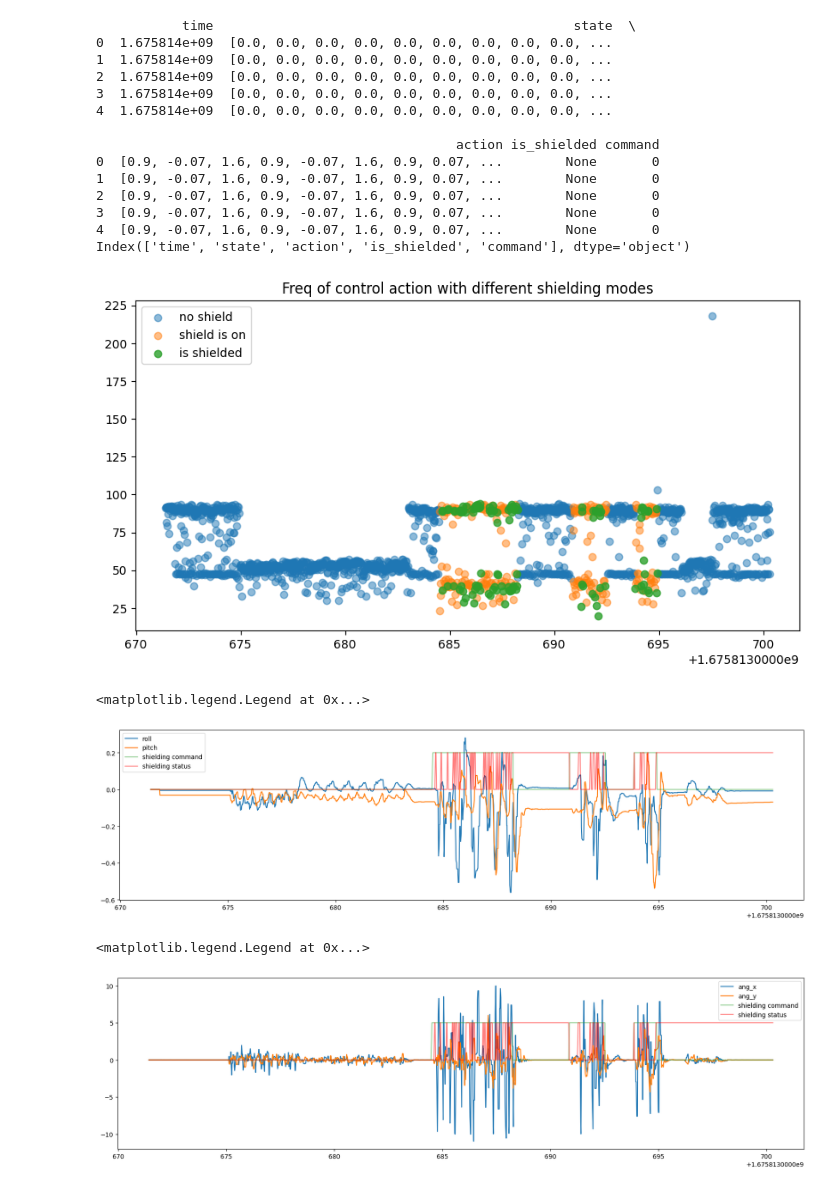
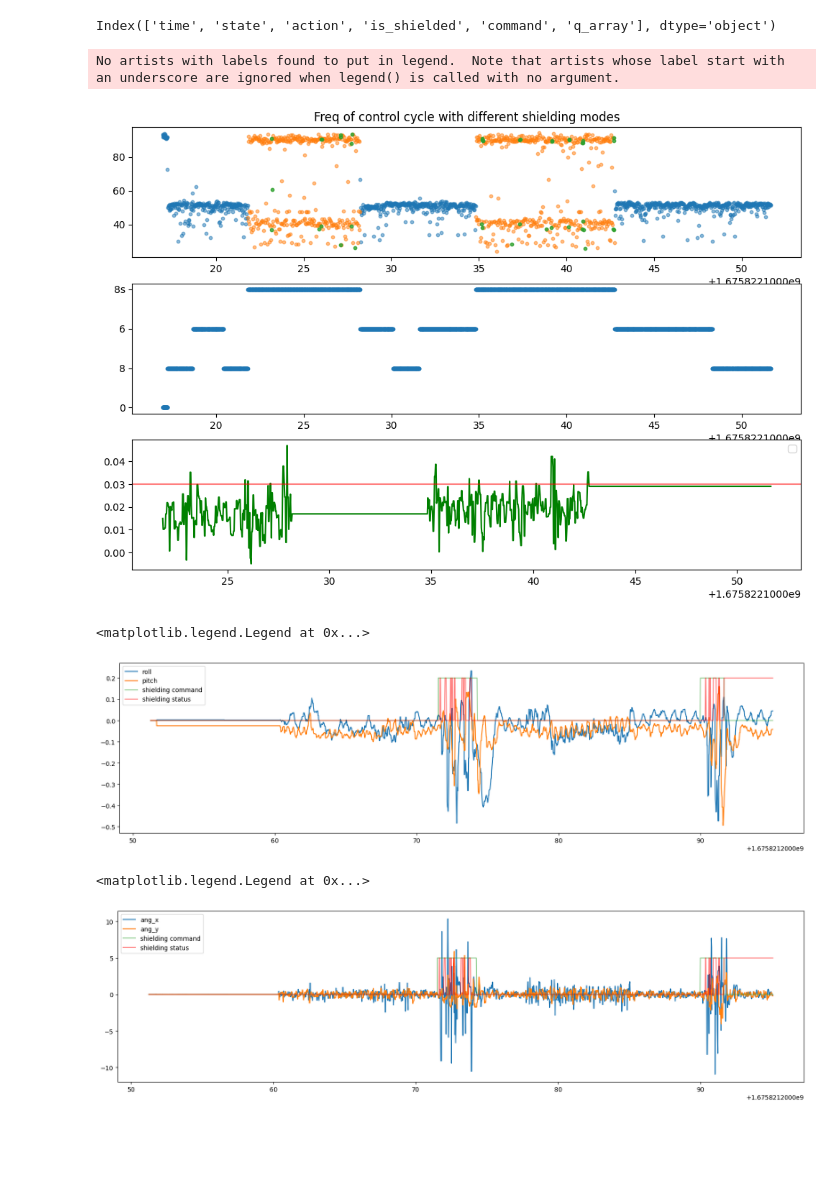
Before and after one commit to SafeRoboticsLab/GhostSDK, a Jupyter notebook: SDK/mblink/data_analysis.ipynb, the cells around one changed output. Drawn from its saved outputs; the diff is of its cells as text; code cells hidden in the pictures; blank space fills up the shorter version.

Commit message:
add more visualizer to notebook

```diff
--- a/SDK/mblink/data_analysis.ipynb
+++ b/SDK/mblink/data_analysis.ipynb
@@ -4,28 +4,13 @@ import numpy as np
 import pandas as pd
 import pickle
 # %%
-# filename = "data-1675811623-0.02"
-filename = "data-1675813703-0.02"
-# pd.DataFrame(pd.read_pickle("{}.pkl".format(filename))).to_csv("{}.csv".format(filename), index=False)
-df = pd.DataFrame(pd.read_pickle("{}.pkl".format(filename)))
+filename = "data-20230207210817-0.03.pkl"
+# pd.DataFrame(pd.read_pickle(filename)).to_csv("{}.csv".format(filename), index=False)
+df = pd.DataFrame(pd.read_pickle(filename))
 # %%
-print(df.head())
 print(df.columns)
 # %% [output]
-           time                                              state  \
-0  1.675814e+09  [0.0, 0.0, 0.0, 0.0, 0.0, 0.0, 0.0, 0.0, 0.0, ...
-1  1.675814e+09  [0.0, 0.0, 0.0, 0.0, 0.0, 0.0, 0.0, 0.0, 0.0, ...
-2  1.675814e+09  [0.0, 0.0, 0.0, 0.0, 0.0, 0.0, 0.0, 0.0, 0.0, ...
-3  1.675814e+09  [0.0, 0.0, 0.0, 0.0, 0.0, 0.0, 0.0, 0.0, 0.0, ...
-4  1.675814e+09  [0.0, 0.0, 0.0, 0.0, 0.0, 0.0, 0.0, 0.0, 0.0, ...
-
-                                              action is_shielded command
-0  [0.9, -0.07, 1.6, 0.9, -0.07, 1.6, 0.9, 0.07, ...        None       0
-1  [0.9, -0.07, 1.6, 0.9, -0.07, 1.6, 0.9, 0.07, ...        None       0
-2  [0.9, -0.07, 1.6, 0.9, -0.07, 1.6, 0.9, 0.07, ...        None       0
-3  [0.9, -0.07, 1.6, 0.9, -0.07, 1.6, 0.9, 0.07, ...        None       0
-4  [0.9, -0.07, 1.6, 0.9, -0.07, 1.6, 0.9, 0.07, ...        None       0
-Index(['time', 'state', 'action', 'is_shielded', 'command'], dtype='object')
+Index(['time', 'state', 'action', 'is_shielded', 'command', 'q_array'], dtype='object')
 # %%
 time_shield_on = []
 time_is_shielded = []
@@ -47,15 +32,19 @@ for i in range(1, len(df)):
         time_no_shield.append(df.iloc[i]["time"])
         freq_no_shield.append(1.0 / (df.iloc[i]["time"] - df.iloc[i-1]["time"]))
 # %%
-plt.figure(figsize=(10, 5))
-plt.title("Freq of control action with different shielding modes")
-plt.scatter(time_no_shield, freq_no_shield, label="no shield", alpha=0.5)
-plt.scatter(time_shield_on, freq_shield_on, label="shield is on", zorder=5, alpha=0.5)
-plt.scatter(time_is_shielded, freq_is_shielded, label="is shielded", zorder=10, alpha=0.8)
+fig, ax = plt.subplots(3, 1, figsize=(12, 8))
+ax[0].set_title("Freq of control cycle with different shielding modes")
+ax[0].scatter(time_no_shield, freq_no_shield, label="no shield", alpha=0.5, s=10)
+ax[0].scatter(time_shield_on, freq_shield_on, label="shield is on", zorder=5, alpha=0.5, s=10)
+ax[0].scatter(time_is_shielded, freq_is_shielded, label="is shielded", zorder=10, alpha=0.8, s=10)
+ax[1].scatter(df["time"], df["command"], s=10)
+ax[2].plot(df["time"], df["q_array"], color="green")
+ax[2].axhline(0.03, color="red", alpha=0.5)
 plt.legend()
 plt.show()
 # %% [output]
+No artists with labels found to put in legend.  Note that artists whose label start with an underscore are ignored when legend() is called with no argument.
-[figure, old version]
+[figure, new version]
 # %%
 """
 x, y, z,
@@ -71,24 +60,24 @@ shielding_status = np.array([1 if x is True else 0 for x in df["is_shielded"]])
 shielding_command = np.array([1 if x == "8s" else 0 for x in df["command"]])
 # %%
 plt.figure(figsize=(20, 5))
-plt.plot(df["time"].iloc[:1800], state_array[:1800, 6], label="roll")
-plt.plot(df["time"].iloc[:1800], state_array[:1800, 7], label="pitch")
-plt.plot(df["time"].iloc[:1800], shielding_command[:1800] * 0.2, label="shielding command", alpha=0.5)
-plt.plot(df["time"].iloc[:1800], shielding_status[:1800] * 0.2, label="shielding status", color="red", alpha=0.5)
+plt.plot(df["time"], state_array[:, 6], label="roll")
+plt.plot(df["time"], state_array[:, 7], label="pitch")
+plt.plot(df["time"], shielding_command * 0.2, label="shielding command", alpha=0.5)
+plt.plot(df["time"], shielding_status * 0.2, label="shielding status", color="red", alpha=0.5)
 plt.legend()
 # %% [output]
 <matplotlib.legend.Legend at 0x...>
-[figure, old version]
+[figure, new version]
 # %%
 plt.figure(figsize=(20, 5))
-plt.plot(df["time"].iloc[:1800], state_array[:1800, 9], label="ang_x")
-plt.plot(df["time"].iloc[:1800], state_array[:1800, 10], label="ang_y")
-plt.plot(df["time"].iloc[:1800], shielding_command[:1800] * 5, label="shielding command", alpha=0.5)
-plt.plot(df["time"].iloc[:1800], shielding_status[:1800] * 5, label="shielding status", color="red", alpha=0.5)
+plt.plot(df["time"], state_array[:, 9], label="ang_x")
+plt.plot(df["time"], state_array[:, 10], label="ang_y")
+plt.plot(df["time"], shielding_command * 5, label="shielding command", alpha=0.5)
+plt.plot(df["time"], shielding_status * 5, label="shielding status", color="red", alpha=0.5)
 plt.legend()
 # %% [output]
 <matplotlib.legend.Legend at 0x...>
-[figure, old version]
+[figure, new version]
 # %%
 state_var_name = ["x", "y", "z",
                   "vx", "vy", "vz",
```
Also changed, not shown: parts of 1 cell of this notebook.
